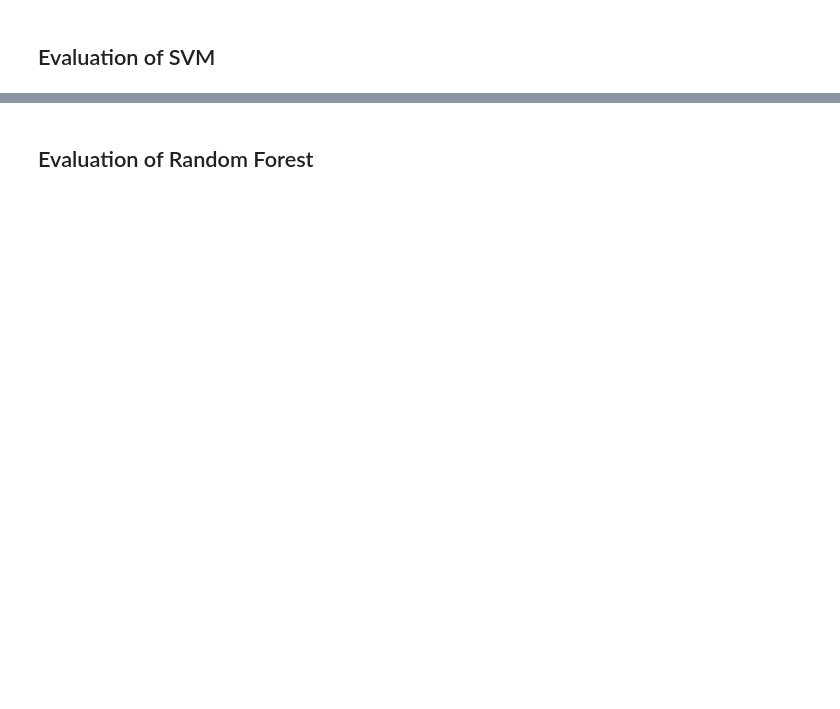
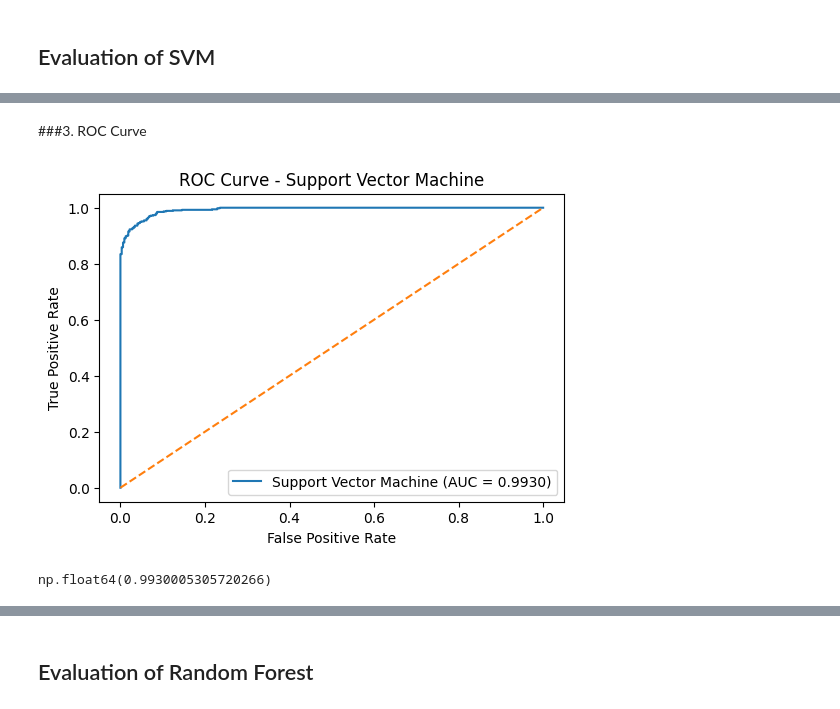
Before and after one commit to HessahJR/SWE485-Project-Group3, a Jupyter notebook: Phase1_Supervised_Learning.ipynb, the cells around one changed output, grey strips where cells are left out. Cells and saved outputs as stored; diff of their text form; code cells hidden in the pictures; blank space fills up the shorter version.

```diff
--- a/Phase1_Supervised_Learning.ipynb
+++ b/Phase1_Supervised_Learning.ipynb
@@ -428,0 +1014,12 @@ The results also show that **the standard deviation is around 0.0166**, which is
+# %% [markdown]
+###3. ROC Curve
+# %%
+plot_roc(
+    best_svm_model,
+    X_test,
+    y_test,
+    "Support Vector Machine"
+)
+# %% [output]
+[figure, added]
+np.float64(0.9930005305720266)
```
Also changed, not shown: parts of 118 cells of this notebook.
